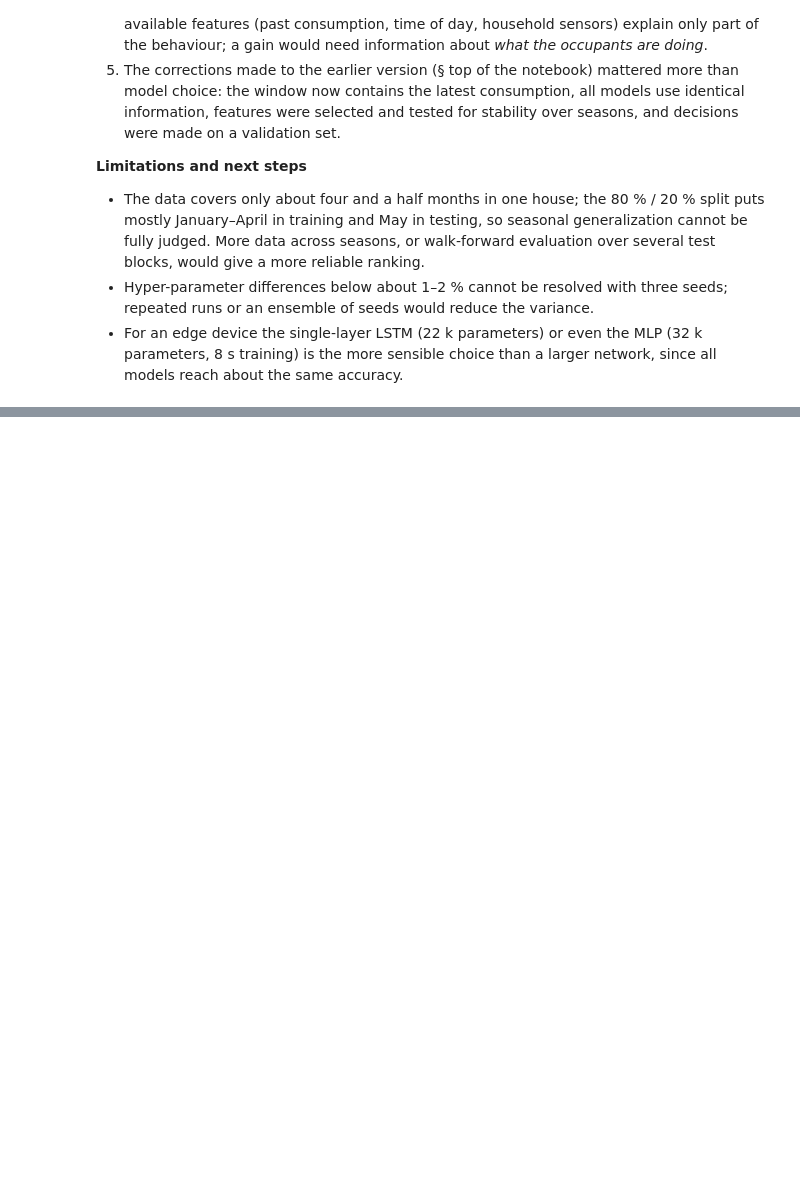
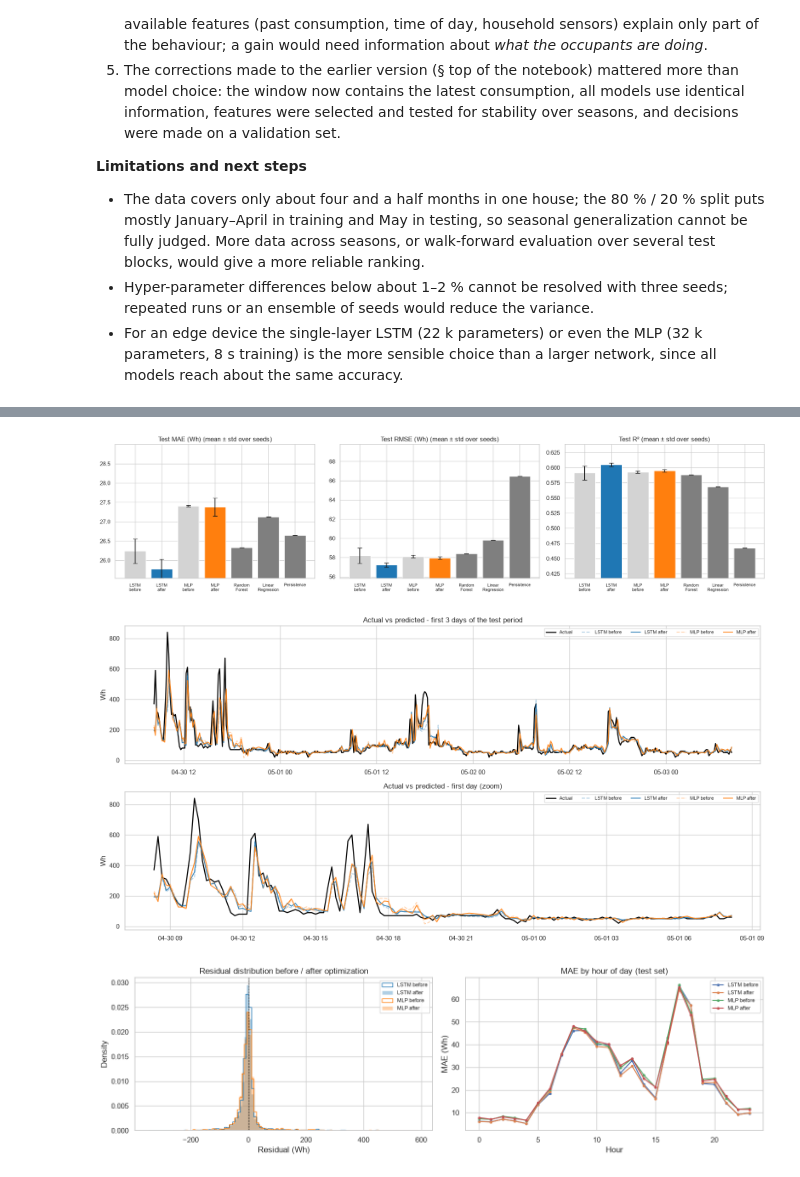
Before and after one commit to Dhanushka0626/Appliance-Energy-Prediction, a Jupyter notebook: Appliance_Energy_Prediction.ipynb, the cells around one changed output, grey strips where cells are left out. Drawn from its saved outputs; the diff is of its cells as text; code cells hidden in the pictures; blank space fills up the shorter version.

```diff
--- a/Appliance_Energy_Prediction.ipynb
+++ b/Appliance_Energy_Prediction.ipynb
@@ -1641,0 +2170,17 @@ Saved: results/test_results.csv, results/validation_experiments.csv, results/bes
+# %%
+# 2) final training with the same seeds as section 4 (paired before/after) + validation check of the seed ensemble
+FINAL_SEEDS_OPT = [42, 7, 123]
+before_runs, after_runs = {}, {}
+for family in FAMILIES:
+    for seed in FINAL_SEEDS_OPT:
+        before_runs[(family, seed)] = run_experiment("F: before", f"{family} before s{seed}", FAMILIES[family], seed=seed, store_test=True)
+        after_runs[(family, seed)] = run_experiment("F: after", f"{family} after s{seed}", final_cfg[family], seed=seed, store_test=True)
+
+use_ensemble = {}
+for family in FAMILIES:
+    single = np.mean([after_runs[(family, s)]["RMSE (Wh)"] for s in FINAL_SEEDS_OPT])
+    ens_val = np.mean([trained[f"{family} after s{s}"]["val_pred"] for s in FINAL_SEEDS_OPT], axis=0)
+    ens_rmse = regression_metrics(y_val_wh, ens_val)["RMSE (Wh)"]
+    use_ensemble[family] = ens_rmse < single
+    print(f"{family}: validation RMSE single network (mean of {len(FINAL_SEEDS_OPT)} seeds) {single:.3f} Wh | "
+          f"{len(FINAL_SEEDS_OPT)}-seed ensemble {ens_rmse:.3f} Wh -> ensemble {'USED' if use_ensemble[family] else 'not used'}")
@@ -1641,0 +2307,59 @@ Saved: results/test_results.csv, results/validation_experiments.csv, results/bes
+# %%
+# Visualizations: before vs after optimization
+plot_models = [("LSTM", "tab:blue"), ("MLP", "tab:orange")]
+fig, axes = plt.subplots(1, 3, figsize=(18, 4.5))
+for ax, metric in zip(axes, ["MAE (Wh)", "RMSE (Wh)", "R²"]):
+    labels, vals, errs, cols = [], [], [], []
+    for family, color in plot_models:
+        for tag in ["before", "after"]:
+            per_seed = [regression_metrics(y_test_wh, trained[f"{family} {tag} s{s}"]["test_pred"])[metric] for s in FINAL_SEEDS_OPT]
+            labels.append(f"{family}\n{tag}"); vals.append(np.mean(per_seed)); errs.append(np.std(per_seed)); cols.append(color if tag == "after" else "lightgray")
+    for ref in ["Random Forest", "Linear Regression", "Persistence"]:
+        labels.append(ref.replace(" ", "\n")); vals.append(regression_metrics(y_test_wh, pred_store[ref])[metric]); errs.append(0); cols.append("tab:gray")
+    ax.bar(labels, vals, yerr=errs, color=cols, capsize=4)
+    lo_v = min(vals) - 0.15 * (max(vals) - min(vals) + 1e-9) if metric != "R²" else min(vals) - 0.05
+    ax.set(title=f"Test {metric} (mean ± std over seeds)", ylim=(lo_v, None)); ax.tick_params(axis="x", labelsize=8)
+plt.tight_layout()
+plt.show()
+
+# Predicted vs actual and residuals for the deployed variants
+dates_test = full.loc[idx_test, "date"].to_numpy()
+fig, axes = plt.subplots(2, 1, figsize=(16, 8))
+for ax, (lo, hi, title) in zip(axes, [(0, 432, "first 3 days of the test period"), (0, 144, "first day (zoom)")]):
+    ax.plot(dates_test[lo:hi], y_test_wh[lo:hi], color="black", linewidth=1.8, label="Actual")
+    for family, color in plot_models:
+        ax.plot(dates_test[lo:hi], best_variant(family, "before")[lo:hi], color=color, alpha=0.35, linestyle="--", label=f"{family} before")
+        ax.plot(dates_test[lo:hi], best_variant(family, "after")[lo:hi], color=color, alpha=0.9, label=f"{family} after")
+    ax.set(title=f"Actual vs predicted - {title}", ylabel="Wh"); ax.legend(ncol=5, fontsize=8)
+plt.tight_layout()
+plt.show()
+
+fig, axes = plt.subplots(1, 2, figsize=(14, 4.2))
+for family, color in plot_models:
+    for tag, style in [("before", "step"), ("after", "stepfilled")]:
+        res = y_test_wh - best_variant(family, tag)
+        axes[0].hist(res, bins=100, histtype=style, alpha=0.35 if style == "stepfilled" else 1, density=True, color=color, label=f"{family} {tag}")
+axes[0].axvline(0, color="black", linestyle="--", linewidth=0.8)
+axes[0].set(title="Residual distribution before / after optimization", xlabel="Residual (Wh)", ylabel="Density"); axes[0].legend(fontsize=8)
+hourly = {f"{fam} {tag}": pd.Series(np.abs(y_test_wh - best_variant(fam, tag))).groupby(full.loc[idx_test, "hour"].to_numpy()).mean()
+          for fam, _ in plot_models for tag in ["before", "after"]}
+pd.DataFrame(hourly).plot(ax=axes[1], marker="o", markersize=3)
+axes[1].set(title="MAE by hour of day (test set)", xlabel="Hour", ylabel="MAE (Wh)"); axes[1].legend(fontsize=8)
+plt.tight_layout()
+plt.show()
+
+# Save the optimization results
+os.makedirs("results", exist_ok=True)
+post_results.to_csv("results/optimization_test_results.csv", index=False)
+comparison_df.to_csv("results/optimization_bootstrap.csv", index=False)
+confirm.to_csv("results/optimization_walk_forward.csv", index=False)
+print("Saved: results/optimization_test_results.csv, optimization_bootstrap.csv, optimization_walk_forward.csv")
+print("\nFinal optimized configurations:")
+for family in FAMILIES:
+    c = final_cfg[family]
+    print(f"  {family}: units {c['units']}, dense {c['dense']}, dropout {c['dropout']}, lr {c['lr']:g}, batch {c.get('batch', BATCH_SIZE)}, "
+          f"look-back {c['lookback']}, patience {c.get('patience', PATIENCE)}, max epochs {c.get('max_epochs', MAX_EPOCHS)}, ensemble: {use_ensemble[family]}")
+# %% [output]
+[figure, added]
+[figure, added]
+[figure, added]
```
Also changed, not shown: parts of 30 cells of this notebook.
